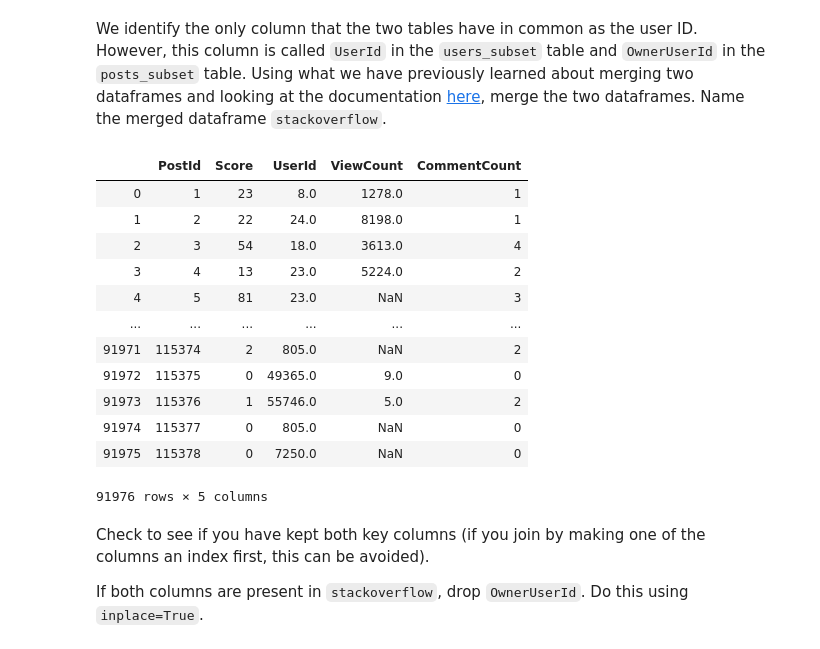
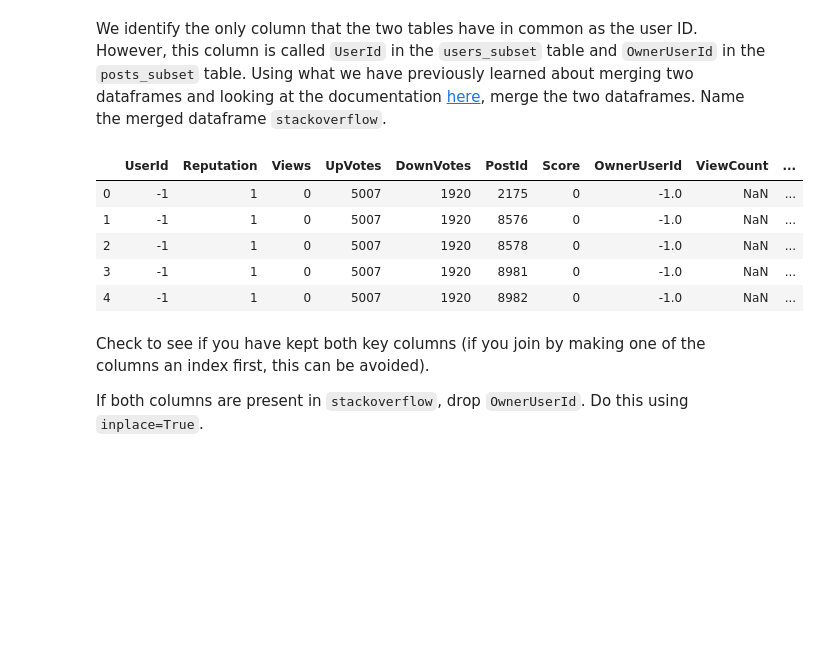
Before and after one commit to ThomasBentler/data-ber-03-20, a Jupyter notebook: Labs/module-1_labs/04_pandas/04_lab-data_cleaning/your-code/main.ipynb, the cells around one changed output. Cells and saved outputs as stored; diff of their text form; code cells hidden in the pictures; blank space fills up the shorter version.

```diff
--- a/Labs/module-1_labs/04_pandas/04_lab-data_cleaning/your-code/main.ipynb
+++ b/Labs/module-1_labs/04_pandas/04_lab-data_cleaning/your-code/main.ipynb
@@ -163,7 +158,7 @@ dtype: object
 In the cell below, create a dataframe called `users_subset` containing only the columns `Id`, `Reputation`, `Views`, `UpVotes`, `DownVotes`.
 # %%
 # Your code here:
-users_subset = pd.read_sql("SELECT Id, Reputation, Views,UpVotes, DownVotes FROM users", conn)
+users_subset = users[['Id', 'Reputation', 'Views', 'UpVotes', 'DownVotes']]
 users_subset.dtypes
 # %% [output]
 Id            int64
@@ -178,7 +173,5 @@ dtype: object
 In the `users_subset` dataframe, rename the `Id` column to `UserId`. Do this using the option `inplace=True`.
 # %%
 # Your code here:
-users_subset.rename(columns={"Id": "UserId"}, inplace="True")
-users_subset.dtypes
-users_subset
+users_subset.rename(columns={"Id": "UserId"}, inplace=True)
 # %% [output]
@@ -199,30 +196,21 @@ users_subset
 In the `posts_subset` dataframe, rename the `Id` column to `PostId`. Do this using the option `inplace=True`.
 # %%
 # Your code here:
-posts_subset.rename(columns={"Id": "PostId"}, inplace="True")
+posts_subset.rename(columns={"Id": "PostId"}, inplace=True)
 # %% [markdown]
 We identify the only column that the two tables have in common as the user ID. However, this column is called `UserId` in the `users_subset` table and `OwnerUserId` in the `posts_subset` table. Using what we have previously learned about merging two dataframes and looking at the documentation [here](https://pandas.pydata.org/pandas-docs/stable/generated/pandas.DataFrame.merge.html), merge the two dataframes. Name the merged dataframe `stackoverflow`.
-# %%
-# Your code here:
-posts_subset.rename(columns={"OwnerUserID": "UserId"}, inplace="True")
-#posts_subset.head()
-posts_subset.dtypes
-#users_subset.head()
-posts_subset
-# %% [output]
-|  | PostId | Score | UserId | ViewCount | CommentCount |
-| 0 | 1 | 23 | 8.0 | 1278.0 | 1 |
-| 1 | 2 | 22 | 24.0 | 8198.0 | 1 |
-| 2 | 3 | 54 | 18.0 | 3613.0 | 4 |
-| 3 | 4 | 13 | 23.0 | 5224.0 | 2 |
-| 4 | 5 | 81 | 23.0 | NaN | 3 |
-| ... | ... | ... | ... | ... | ... |
-| 91971 | 115374 | 2 | 805.0 | NaN | 2 |
-| 91972 | 115375 | 0 | 49365.0 | 9.0 | 0 |
-| 91973 | 115376 | 1 | 55746.0 | 5.0 | 2 |
-| 91974 | 115377 | 0 | 805.0 | NaN | 0 |
-| 91975 | 115378 | 0 | 7250.0 | NaN | 0 |
-91976 rows × 5 columns
+# %%
+stackoverflow = pd.merge(users_subset, posts_subset,
+                         left_on= "UserId", right_on="OwnerUserId")
+
+stackoverflow.head()
+# %% [output]
+|  | UserId | Reputation | Views | UpVotes | DownVotes | PostId | Score | OwnerUserId | ViewCount | ... |
+| 0 | -1 | 1 | 0 | 5007 | 1920 | 2175 | 0 | -1.0 | NaN | ... |
+| 1 | -1 | 1 | 0 | 5007 | 1920 | 8576 | 0 | -1.0 | NaN | ... |
+| 2 | -1 | 1 | 0 | 5007 | 1920 | 8578 | 0 | -1.0 | NaN | ... |
+| 3 | -1 | 1 | 0 | 5007 | 1920 | 8981 | 0 | -1.0 | NaN | ... |
+| 4 | -1 | 1 | 0 | 5007 | 1920 | 8982 | 0 | -1.0 | NaN | ... |
 # %% [markdown]
 Check to see if you have kept both key columns (if you join by making one of the columns an index first, this can be avoided).
 
```
Also changed, not shown: parts of 13 cells of this notebook, 13 other files.
